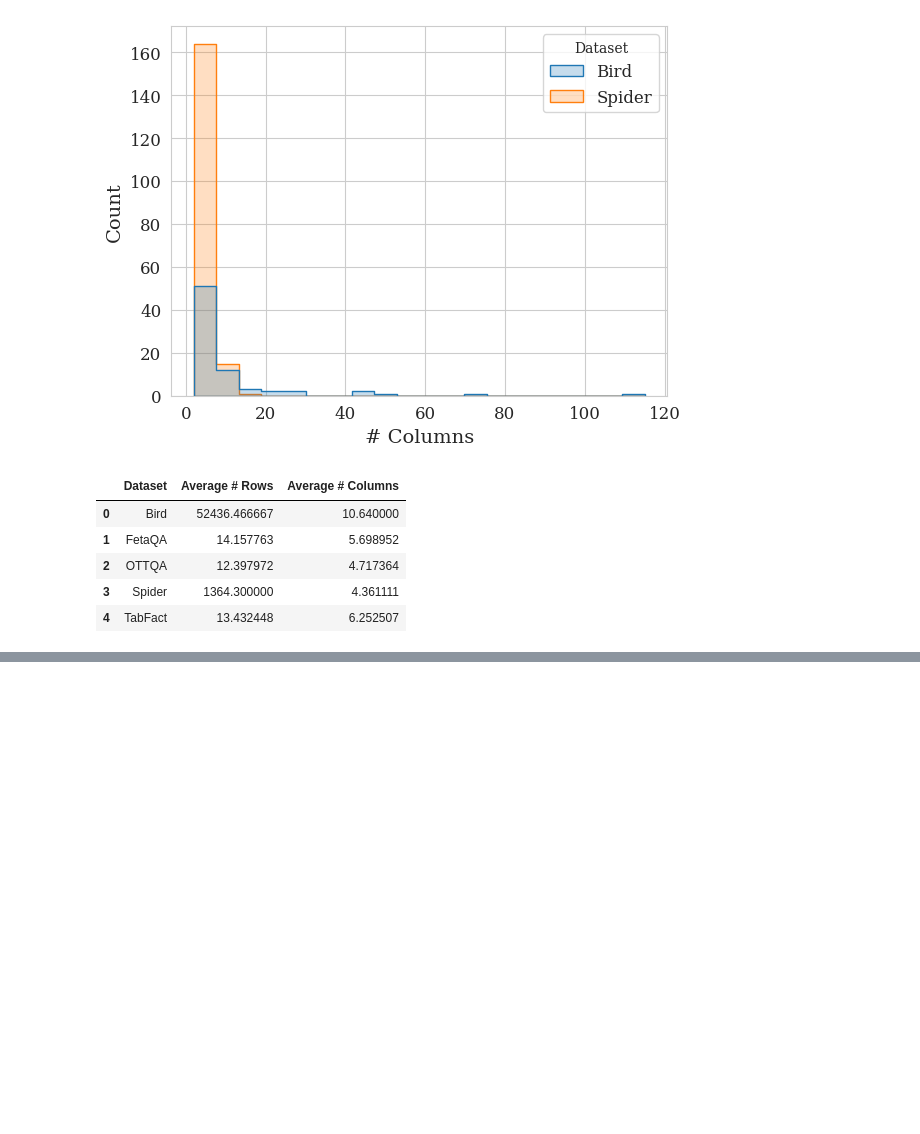
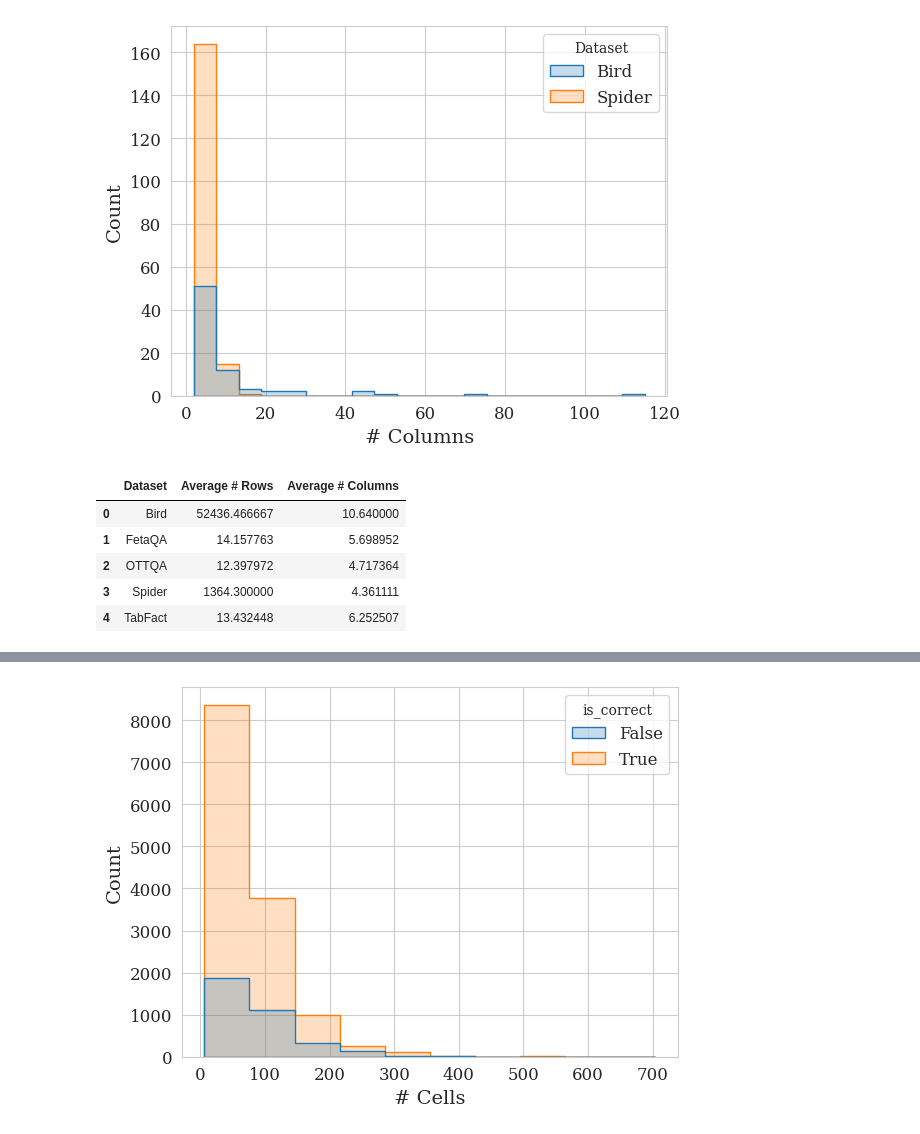
Before and after one commit to target-benchmark/target, a Jupyter notebook: experiments/dataset_metrics/measure_dataset_size.ipynb, the cells around one changed output, grey strips where cells are left out. Cells and saved outputs as stored; diff of their text form; code cells hidden in the pictures; blank space fills up the shorter version.

```diff
--- a/experiments/dataset_metrics/measure_dataset_size.ipynb
+++ b/experiments/dataset_metrics/measure_dataset_size.ipynb
@@ -142,0 +293,8 @@ average_df
+# %%
+set_theme()
+sns.histplot(data=df, x="# Cells", hue="is_correct", element="step", bins=10)
+plot.yaxis.set_major_locator(ticker.MaxNLocator(integer=True))
+plot.xaxis.set_major_locator(ticker.MaxNLocator(integer=True))
+# plt.savefig('sql-column-counts.pdf', bbox_inches='tight')
+# %% [output]
+[figure, added]
```
Also changed, not shown: parts of 17 cells of this notebook, 1 other file.
